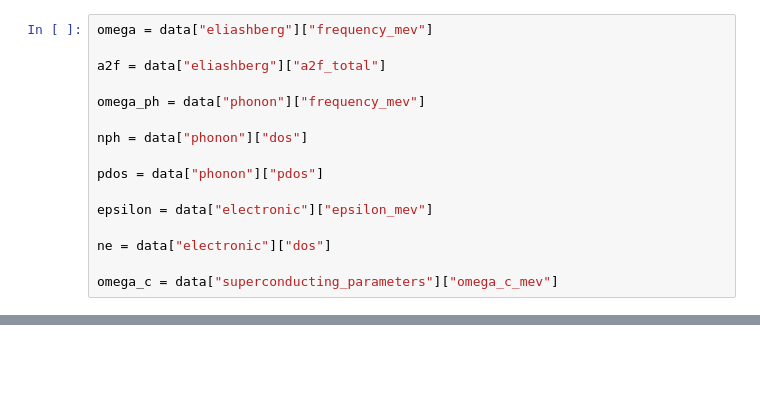
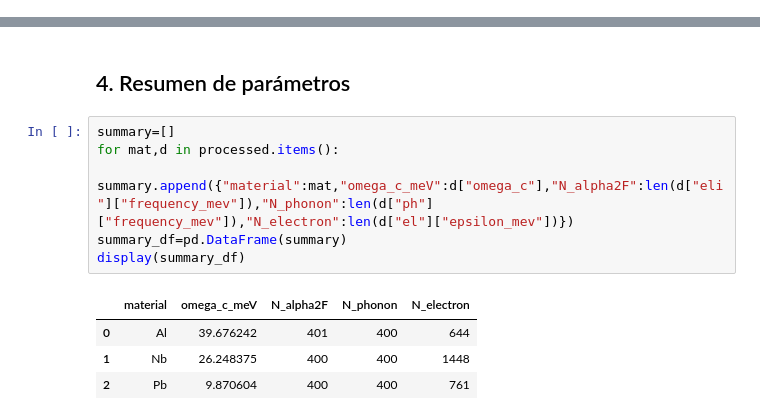
Before and after one commit to MonroySergioPhys/Cooper_pair_distribution, a Jupyter notebook: notebooks/01_exploracion_datos.ipynb, the cells around one changed output, grey strips where cells are left out. Drawn from its saved outputs; the diff is of its cells as text; blank space fills up the shorter version.

```diff
--- a/notebooks/01_exploracion_datos.ipynb
+++ b/notebooks/01_exploracion_datos.ipynb
@@ -83,16 +28,0 @@ omega_c   = 39.676242 meV
-# %%
-omega = data["eliashberg"]["frequency_mev"]
-
-a2f = data["eliashberg"]["a2f_total"]
-
-omega_ph = data["phonon"]["frequency_mev"]
-
-nph = data["phonon"]["dos"]
-
-pdos = data["phonon"]["pdos"]
-
-epsilon = data["electronic"]["epsilon_mev"]
-
-ne = data["electronic"]["dos"]
-
-omega_c = data["superconducting_parameters"]["omega_c_mev"]
@@ -137,0 +190,13 @@ plt.show()
+# %% [markdown]
+## 4. Resumen de parámetros
+# %%
+summary=[]
+for mat,d in processed.items():
+    summary.append({"material":mat,"omega_c_meV":d["omega_c"],"N_alpha2F":len(d["eli"]["frequency_mev"]),"N_phonon":len(d["ph"]["frequency_mev"]),"N_electron":len(d["el"]["epsilon_mev"])})
+summary_df=pd.DataFrame(summary)
+display(summary_df)
+# %% [output]
+|  | material | omega_c_meV | N_alpha2F | N_phonon | N_electron |
+| 0 | Al | 39.676242 | 401 | 400 | 644 |
+| 1 | Nb | 26.248375 | 400 | 400 | 1448 |
+| 2 | Pb | 9.870604 | 400 | 400 | 761 |
```
Also changed, not shown: parts of 20 cells of this notebook, 19 other files.
